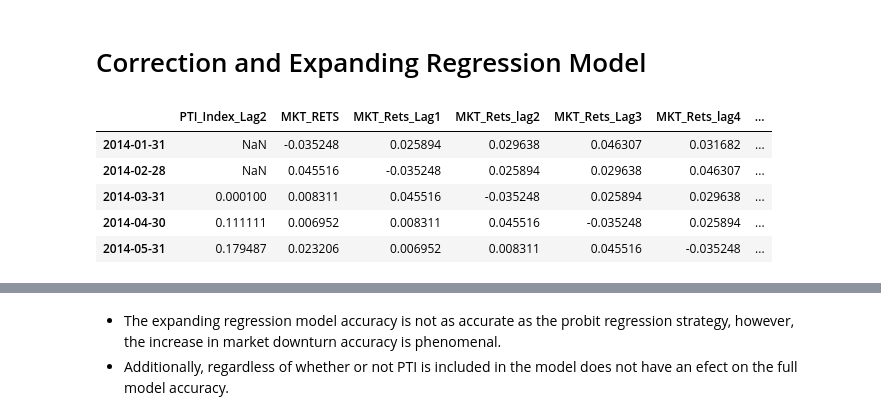
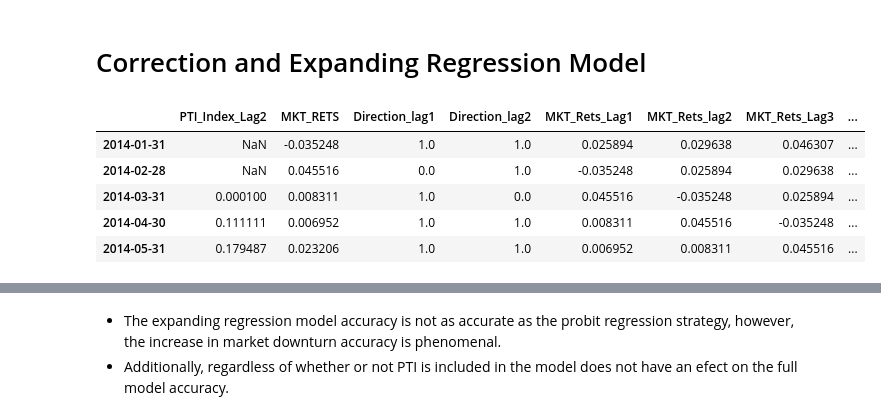
Before and after one commit to dcstein22/economics, a Jupyter notebook: Stein_QTS_Project.ipynb, the cells around one changed output, grey strips where cells are left out. Saved outputs shown, nothing was run; the diff lists cells and outputs as text; code cells hidden in the pictures.

```diff
--- a/Stein_QTS_Project.ipynb
+++ b/Stein_QTS_Project.ipynb
@@ -1041,36 +1031,43 @@ Name: 2023-01-03 00:00:00, dtype: object
 - This provides evidence that we see a material effect in profits when we include PTI as a variable in predicting the future direction of the market.
 # %% [markdown]
 # Correction and Expanding Regression Model
+# %%
+direction_df_lag = direction_df[['Direction']].shift(1)
+direction_df_lag2 = direction_df[['Direction']].shift(2)
+direction_df_lag.columns = ['Direction_lag1']
+direction_df_lag2.columns = ['Direction_lag2']
 # %%
 DESIGN_MATRIX2 = pti_values
 # %%
 DESIGN_MATRIX2 = DESIGN_MATRIX2.merge(MARKET_RETURNS,left_index=True, right_index=True)
+DESIGN_MATRIX2 = DESIGN_MATRIX2.merge(direction_df_lag, left_index=True, right_index=True)
+DESIGN_MATRIX2 = DESIGN_MATRIX2.merge(direction_df_lag2,left_index=True, right_index=True)
 DESIGN_MATRIX2 = DESIGN_MATRIX2.merge(MARKET_lag1, left_index=True, right_index=True)
 DESIGN_MATRIX2 = DESIGN_MATRIX2.merge(MARKET_lag2, left_index=True, right_index=True)
 DESIGN_MATRIX2 = DESIGN_MATRIX2.merge(MARKET_lag3, left_index=True, right_index=True)
 DESIGN_MATRIX2 = DESIGN_MATRIX2.merge(MARKET_lag4, left_index=True, right_index=True)
 #DESIGN_MATRIX2 = DESIGN_MATRIX2.merge(MARKET_lag6, left_index=True, right_index=True)
 #DESIGN_MATRIX2= DESIGN_MATRIX2.merge(MARKET_lag12, left_index=True, right_index=True)
 #DESIGN_MATRIX2 = DESIGN_MATRIX2.merge(MARKET_Lag24, left_index=True, right_index=True)
 # Adding Macroeconomic and other Important Financial Variables
 
 DESIGN_MATRIX2 = DESIGN_MATRIX2.merge(TB3_Rate_Lag1, left_index=True, right_index=True)
 DESIGN_MATRIX2 = DESIGN_MATRIX2.merge(tsspread_lag1, left_index=True, right_index=True)
 DESIGN_MATRIX2 = DESIGN_MATRIX2.merge(dsspread_lag1, left_index=True, right_index=True)
 DESIGN_MATRIX2 = DESIGN_MATRIX2.merge(epratio_lag1, left_index=True, right_index=True)
 DESIGN_MATRIX2 = DESIGN_MATRIX2.merge(oil_lag, left_index=True, right_index=True)
 DESIGN_MATRIX2 = DESIGN_MATRIX2.merge(oil_rets_sq, left_index=True, right_index=True)
 DESIGN_MATRIX2 = DESIGN_MATRIX2.merge(inflation_lag2, left_index=True, right_index=True)
 DESIGN_MATRIX2 = DESIGN_MATRIX2.merge(inflation_yoy_sq, left_index=True, right_index=True)
 DESIGN_MATRIX2 = DESIGN_MATRIX2.merge(consumer_sentiment_lag1, left_index=True, right_index=True)
 DESIGN_MATRIX2.head(5)
 # %% [output]
-|  | PTI_Index_Lag2 | MKT_RETS | MKT_Rets_Lag1 | MKT_Rets_lag2 | MKT_Rets_Lag3 | MKT_Rets_lag4 | ... |
-| 2014-01-31 | NaN | -0.035248 | 0.025894 | 0.029638 | 0.046307 | 0.031682 | ... |
-| 2014-02-28 | NaN | 0.045516 | -0.035248 | 0.025894 | 0.029638 | 0.046307 | ... |
-| 2014-03-31 | 0.000100 | 0.008311 | 0.045516 | -0.035248 | 0.025894 | 0.029638 | ... |
-| 2014-04-30 | 0.111111 | 0.006952 | 0.008311 | 0.045516 | -0.035248 | 0.025894 | ... |
-| 2014-05-31 | 0.179487 | 0.023206 | 0.006952 | 0.008311 | 0.045516 | -0.035248 | ... |
+|  | PTI_Index_Lag2 | MKT_RETS | Direction_lag1 | Direction_lag2 | MKT_Rets_Lag1 | MKT_Rets_lag2 | MKT_Rets_Lag3 | ... |
+| 2014-01-31 | NaN | -0.035248 | 1.0 | 1.0 | 0.025894 | 0.029638 | 0.046307 | ... |
+| 2014-02-28 | NaN | 0.045516 | 0.0 | 1.0 | -0.035248 | 0.025894 | 0.029638 | ... |
+| 2014-03-31 | 0.000100 | 0.008311 | 1.0 | 0.0 | 0.045516 | -0.035248 | 0.025894 | ... |
+| 2014-04-30 | 0.111111 | 0.006952 | 1.0 | 1.0 | 0.008311 | 0.045516 | -0.035248 | ... |
+| 2014-05-31 | 0.179487 | 0.023206 | 1.0 | 1.0 | 0.006952 | 0.008311 | 0.045516 | ... |
 # %%
 def _regression_expanding(df:pd.DataFrame, PTI_Var = True ):
     if PTI_Var == True:
```
Also changed, not shown: parts of 45 cells of this notebook, 1 other file.
